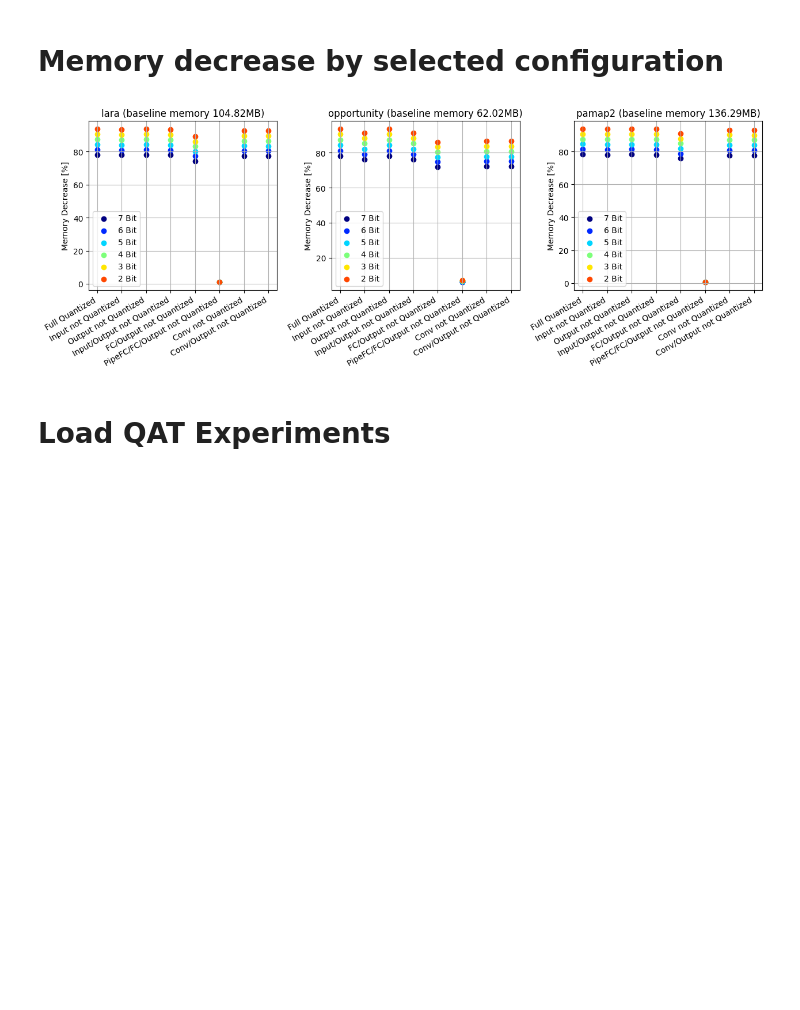
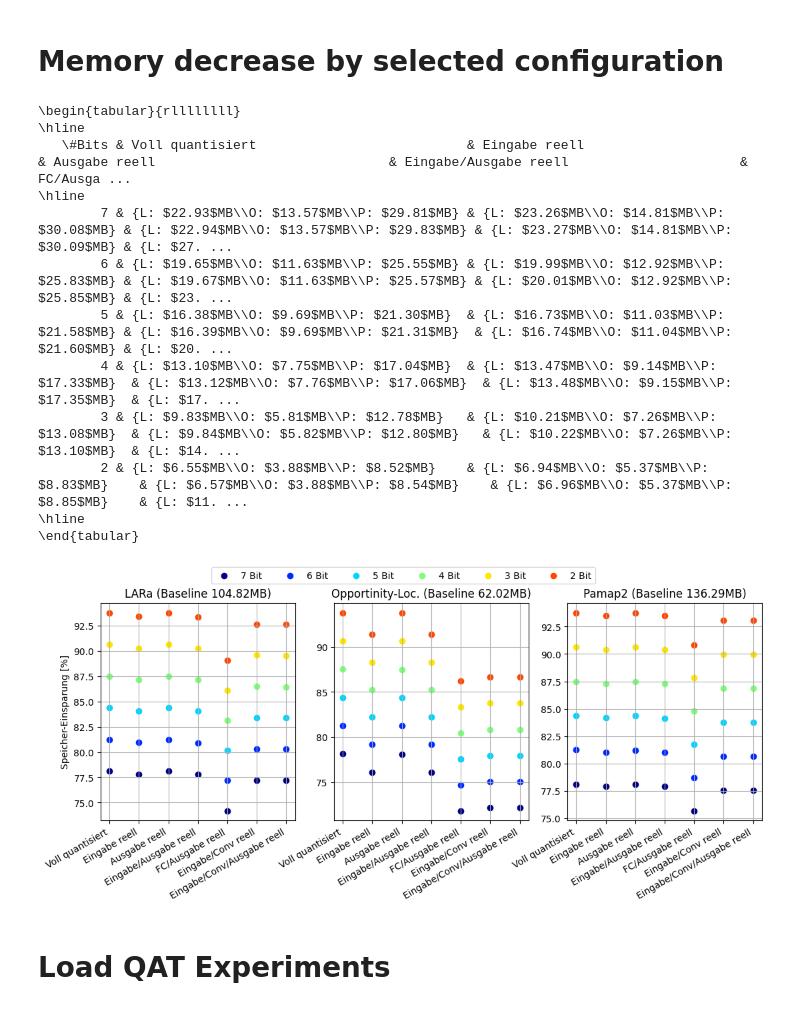
Before and after one commit to jroeger23/bachelor_thesis_code, a Jupyter notebook: eval_notebooks/ptq_cnn-imu_eval.ipynb, the cells around one changed output. Cells and saved outputs as stored; diff of their text form; code cells hidden in the pictures; blank space fills up the shorter version.

```diff
--- a/eval_notebooks/ptq_cnn-imu_eval.ipynb
+++ b/eval_notebooks/ptq_cnn-imu_eval.ipynb
@@ -146,6 +171,7 @@ top_k_by_dataset = {
 cmap = cm.get_cmap('tab10')
 
 fig, axs = plt.subplots(1, len(top_k_by_dataset))
+fig.set_dpi(300)
 fig.set_figwidth(fig.get_figwidth() * 2)
 for ix, (dataset, experiments) in enumerate(top_k_by_dataset.items()):
   top_wf1 = np.array(list(map(point_wf1, experiments)))
@@ -153,8 +179,8 @@ for ix, (dataset, experiments) in enumerate(top_k_by_dataset.items()):
   axs[ix].boxplot(x=[times(e)*1000 for e in experiments], showfliers=False)
   tx = axs[ix].twinx()
   tx.scatter(x=top_ixs, y=top_wf1 * 100, color=cmap(0), label='$wF_1$ [%]')
-  axs[ix].set_title(dataset)
-  axs[ix].set_ylabel('calibration batch time [ms]', color=cmap(1))
+  axs[ix].set_title(friendly[dataset])
+  axs[ix].set_ylabel('Kalib. Batch-Time [ms]', color=cmap(1))
   tx.set_ylabel('$wF_1$ [%]', color=cmap(0))
   axs[ix].set_xlabel('Top#')
   axs[ix].grid()
@@ -648,7 +669,7 @@ cfg_comparison_2 = {
         'fc_quantization': 'none',
         'output_layer_quantization': 'none',
     },
-    'IMU-FC/FC/Output reell': {
+    'IMU-FC/FC/Ausgabe reell': {
         'imu_input_quantization': 'static',
         'imu_pipeline_quantization': 'static',
         'imu_pipeline_fc_quantization': 'none',
@@ -672,14 +693,14 @@ cfg_comparison_3 = {
         'fc_quantization': 'static',
         'output_layer_quantization': 'none',
     },
-    'Conv reell': {
+    'Eingabe/Conv reell': {
         'imu_input_quantization': 'none',
         'imu_pipeline_quantization': 'none',
         'imu_pipeline_fc_quantization': 'static',
         'fc_quantization': 'static',
         'output_layer_quantization': 'static',
     },
-    'Conv/Ausgabe reell': {
+    'Eingabe/Conv/Ausgabe reell': {
         'imu_input_quantization': 'none',
         'imu_pipeline_quantization': 'none',
         'imu_pipeline_fc_quantization': 'static',
@@ -710,7 +731,7 @@ cfg_comparison_4 = {
         'fc_quantization': 'none',
         'output_layer_quantization': 'none',
     },
-    'Conv/Ausgabe reell': {
+    'Eingabe/Conv/Ausgabe reell': {
         'imu_input_quantization': 'none',
         'imu_pipeline_quantization': 'none',
         'imu_pipeline_fc_quantization': 'static',
@@ -723,6 +744,7 @@ markers = [
     '1', '3', '2', '4',
     '1', '3', '2', '4',
 ]
+cmap = cm.get_cmap('tab10')
 
 for cfg_comparison in (cfg_comparison_1, cfg_comparison_2, cfg_comparison_3, cfg_comparison_4):
   ex_by_bits_by_cfg_by_dataset = defaultdict(lambda: defaultdict(dict))
@@ -809,6 +833,7 @@ for cfg_comparison in (cfg_comparison_1, cfg_comparison_2, cfg_comparison_3, cfg
 # Memory decrease by selected configuration
 # %%
 import logging
+from copy import deepcopy
 
 merged_configs = cfg_comparison_1 | cfg_comparison_2 | cfg_comparison_3
 
@@ -828,6 +853,11 @@ ex_by_cfg_by_bits_by_dataset = {
     for dataset, ex_by_cfg_by_bits in ex_by_cfg_by_bits_by_dataset.items()
 }
 
+friendly_local = {
+  'lara' : 'LARa',
+  'opportunity' : 'Opportinity-Loc.',
+  'pamap2' : 'Pamap2',
+}
 #ex_by_cfg_by_bits_by_dataset = {
 #    dataset: {
 #        bits: dict(sorted(ex_by_cfg.items(), key=lambda x: x[0], reverse=True))
@@ -846,41 +876,73 @@ model_by_cfg_by_dataset = {
 
 cmap = cm.get_cmap('jet')
 
+memory_dataset_by_bits_by_config = defaultdict(lambda: defaultdict(dict))
+
 fig, axs = plt.subplots(1, len(ex_by_cfg_by_bits_by_dataset))
 fig.set_figwidth(fig.get_figwidth() * 2)
+handles, labels = [], []
 for ix, (dataset, ex_by_cfg_by_bits) in enumerate(ex_by_cfg_by_bits_by_dataset.items()):
   baseline_model = CNNIMU.load_from_checkpoint(
       checkpointsById(root='../logs/checkpoints',
                       run_id=base_experiment_by_dataset[dataset].to_dict()['_id'])['best_wf1'])
   baseline_memory = estimateModuleSize(module=baseline_model, n_bits=0)
 
   for b_ix, (bits, ex_by_cfg) in enumerate(ex_by_cfg_by_bits.items()):
-    xs = list(range(len(ex_by_cfg)))
+    xs = list(range(len(ex_by_cfg)-1))
     labels = []
     ys = []
 
     for cfg, ex in ex_by_cfg.items():
+      memory = estimateModuleSize(module=model_by_cfg_by_dataset[dataset][cfg], n_bits=bits)
+      memory_dataset_by_bits_by_config[cfg][bits][dataset] = memory
+      if cfg == 'IMU-FC/FC/Ausgabe reell':
+        continue
       labels.append(cfg)
-      memory = estimateModuleSize(module=model_by_cfg_by_dataset[dataset][cfg], n_bits=bits)
       ys.append(memory)
 
     ys = 100 * (1 - (np.array(ys)/baseline_memory))
 
     axs[ix].scatter(x=xs, y=ys, color=cmap(b_ix/len(ex_by_cfg_by_bits)), label=f'{bits} Bit')
     axs[ix].set_xticks(xs)
     axs[ix].set_xticklabels(labels)
 
   axs[ix].grid()
-  axs[ix].legend()
-  axs[ix].set_ylabel('Memory Decrease [%]')
-  axs[ix].set_title(f'{dataset} (baseline memory {(baseline_memory/8)*1e-6:.02f}MB)')
+  if ix == 0:
+    axs[ix].set_ylabel('Speicher-Einsparung [%]')
+  axs[ix].set_title(f'{friendly_local[dataset]} (Baseline {(baseline_memory/8)*1e-6:.02f}MB)')
+  handles, labels = axs[ix].get_legend_handles_labels()
 
+fig.legend(handles, labels, loc='upper center', ncol=6)
 fig.autofmt_xdate()
-fig.tight_layout()
 fig.show()
 logging.getLogger().setLevel(logging.INFO)
+
+def cell(m_by_d) -> str:
+  o = m_by_d['opportunity']
+  p = m_by_d['pamap2']
+  l = m_by_d['lara']
+  return f'{{L: ${(l/8)*1e-6:.02f}$MB\\\\O: ${(o/8)*1e-6:.02f}$MB\\\\P: ${(p/8)*1e-6:.02f}$MB}}'
+
+table_header = ['\#Bits'] + list(memory_dataset_by_bits_by_config.keys())
+bits = list(memory_dataset_by_bits_by_config.values())[0].keys()
+table_data = zip(
+    bits,
+    *[[cell(m_by_d) for m_by_d in mem_by_d_by_b.values()] for mem_by_d_by_b in memory_dataset_by_bits_by_config.values()])
+print(tabulate(tabular_data=table_data, headers=table_header, tablefmt='latex_raw'))
 # %% [output]
+\begin{tabular}{rllllllll}
+\hline
+   \#Bits & Voll quantisiert                           & Eingabe reell                              & Ausgabe reell                              & Eingabe/Ausgabe reell                      & FC/Ausga ...
+\hline
+        7 & {L: $22.93$MB\\O: $13.57$MB\\P: $29.81$MB} & {L: $23.26$MB\\O: $14.81$MB\\P: $30.08$MB} & {L: $22.94$MB\\O: $13.57$MB\\P: $29.83$MB} & {L: $23.27$MB\\O: $14.81$MB\\P: $30.09$MB} & {L: $27. ...
+        6 & {L: $19.65$MB\\O: $11.63$MB\\P: $25.55$MB} & {L: $19.99$MB\\O: $12.92$MB\\P: $25.83$MB} & {L: $19.67$MB\\O: $11.63$MB\\P: $25.57$MB} & {L: $20.01$MB\\O: $12.92$MB\\P: $25.85$MB} & {L: $23. ...
+        5 & {L: $16.38$MB\\O: $9.69$MB\\P: $21.30$MB}  & {L: $16.73$MB\\O: $11.03$MB\\P: $21.58$MB} & {L: $16.39$MB\\O: $9.69$MB\\P: $21.31$MB}  & {L: $16.74$MB\\O: $11.04$MB\\P: $21.60$MB} & {L: $20. ...
+        4 & {L: $13.10$MB\\O: $7.75$MB\\P: $17.04$MB}  & {L: $13.47$MB\\O: $9.14$MB\\P: $17.33$MB}  & {L: $13.12$MB\\O: $7.76$MB\\P: $17.06$MB}  & {L: $13.48$MB\\O: $9.15$MB\\P: $17.35$MB}  & {L: $17. ...
+        3 & {L: $9.83$MB\\O: $5.81$MB\\P: $12.78$MB}   & {L: $10.21$MB\\O: $7.26$MB\\P: $13.08$MB}  & {L: $9.84$MB\\O: $5.82$MB\\P: $12.80$MB}   & {L: $10.22$MB\\O: $7.26$MB\\P: $13.10$MB}  & {L: $14. ...
+        2 & {L: $6.55$MB\\O: $3.88$MB\\P: $8.52$MB}    & {L: $6.94$MB\\O: $5.37$MB\\P: $8.83$MB}    & {L: $6.57$MB\\O: $3.88$MB\\P: $8.54$MB}    & {L: $6.96$MB\\O: $5.37$MB\\P: $8.85$MB}    & {L: $11. ...
+\hline
+\end{tabular}
-[figure, old version]
+[figure, new version]
 # %% [markdown]
 # Load QAT Experiments
 # %%
```
Also changed, not shown: parts of 9 cells of this notebook.
